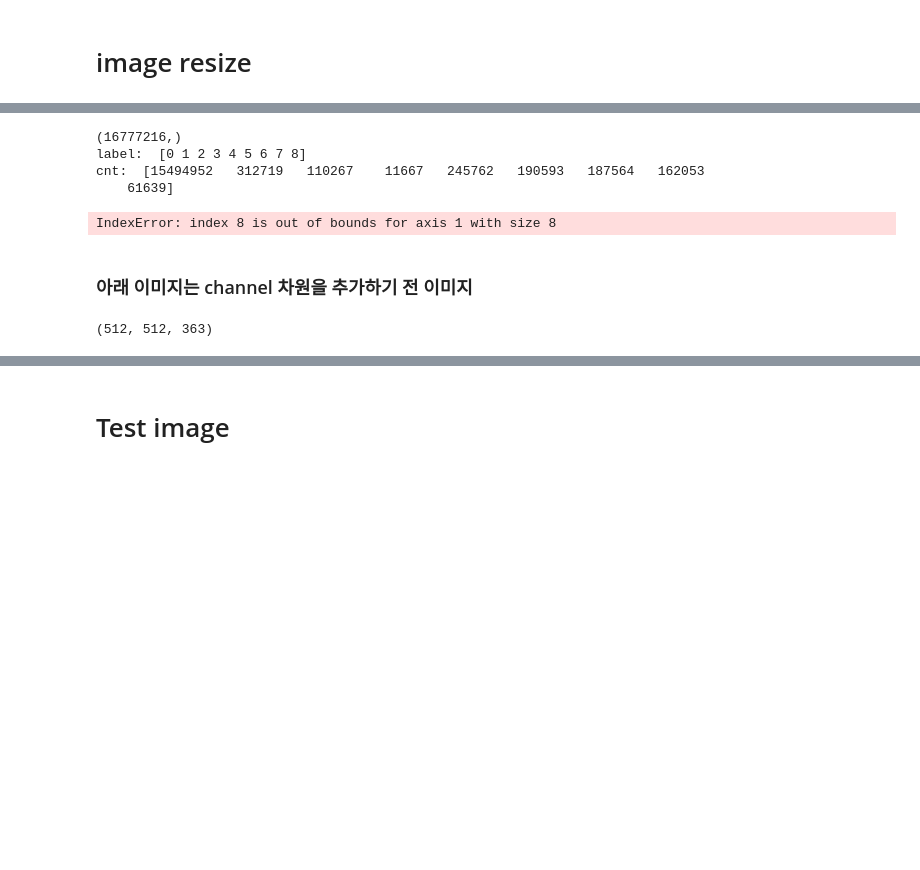
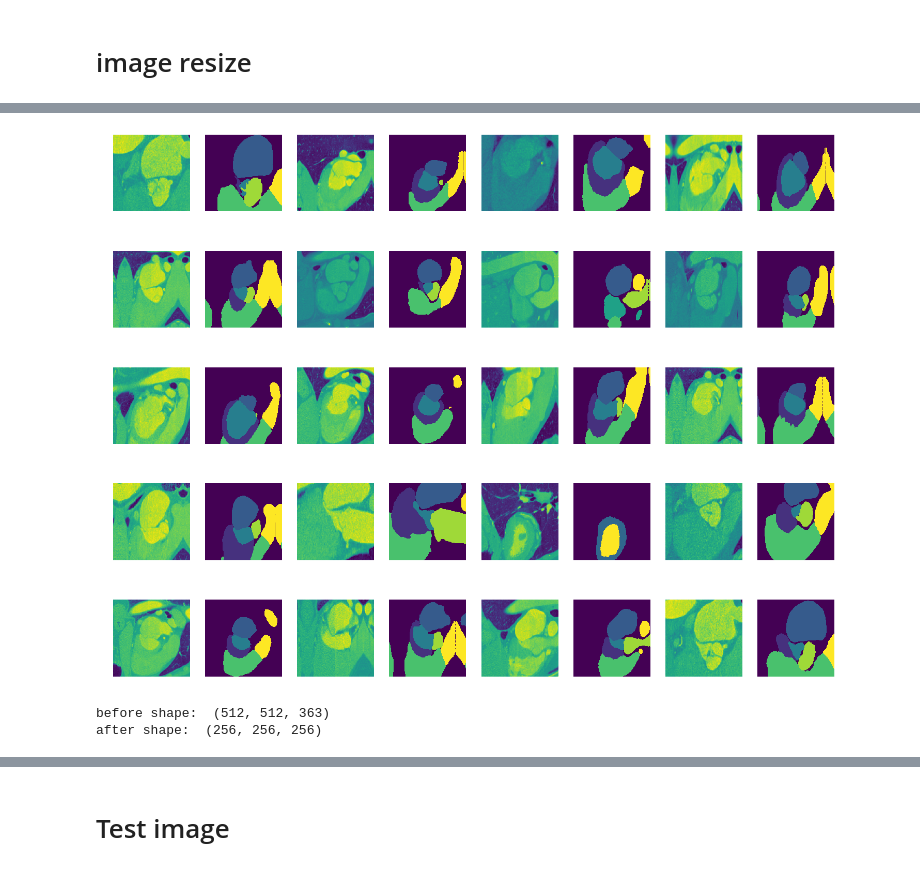
Before and after one commit to TooTouch/3D_CoordConv_Segmentation, a Jupyter notebook: ipynb/image padding.ipynb, the cells around one changed output, grey strips where cells are left out. Cells and saved outputs as stored; diff of their text form; code cells hidden in the pictures; blank space fills up the shorter version.

```diff
--- a/ipynb/image padding.ipynb
+++ b/ipynb/image padding.ipynb
@@ -199 +205,20 @@ mr_label.shape
+# %%
+ct_pad_labels = np.zeros((len(ct_labels[:20]),256,256,256,8))
+label_encoder = preprocessing.LabelEncoder()
+for i in tqdm(range(len(ct_labels[:20]))):
+    img = ct_labels[i].get_data()
+    img = resize_image_with_crop_or_pad(img, [256, 256, 256], mode='symmetric')
+
+    # encoder
+    raw_shape = img.shape
+    img = img.reshape(-1)
+
+    img = label_encoder.fit_transform(img)
+    label, cnt = np.unique(img,return_counts=True)
+    img = to_categorical(img, class_num)
+
+    # reshape to raw shape
+    img = img.reshape((1,) + raw_shape + (class_num,))
+
+    ct_pad_labels[i,:,:,:,:] =  img
 # %%
@@ -206,38 +231,17 @@ cnt:  [14765033   285064   274279   276514   630170   227551   149118   169487]
-# %%
-# encoder
-raw_shape = mr_label.shape
-mr_label = img.reshape(-1)
-label_encoder = preprocessing.LabelEncoder()
-mr_label = label_encoder.fit_transform(mr_label)
-print(mr_label.shape)
-label, cnt = np.unique(mr_label,return_counts=True)
-print('label: ',label)
-print('cnt: ',cnt)
-img = to_categorical(mr_label, class_num)
-# %% [output]
-(16777216,)
-label:  [0 1 2 3 4 5 6 7 8]
-cnt:  [15494952   312719   110267    11667   245762   190593   187564   162053
-    61639]
-IndexError: index 8 is out of bounds for axis 1 with size 8
-# %% [markdown]
-### 아래 이미지는 channel 차원을 추가하기 전 이미지
 # %%
 f, ax = plt.subplots(5,8, figsize=(25,20))
 img_idx = 0
 pad_idx = 0
 for i in range(5*8):
     if (i%8)%2==0:
-        ax[i//8,i%8].imshow(ct_images[img_idx].get_data()[256,:,:])
+        img = ct_pad_images[pad_idx].reshape(ct_pad_images[pad_idx].shape[:-1])
+        ax[i//8,i%8].imshow(img[128,:,:])
         ax[i//8,i%8].axis('off')
         img_idx+=1
     else:
-        mask = np.argmax(ct_pad_images[pad_idx], axis=-1)
+        mask = np.argmax(ct_pad_labels[pad_idx], axis=-1)
         ax[i//8,i%8].imshow(mask[128,:,:])
         ax[i//8,i%8].axis('off')
         pad_idx+=1
+# %% [output]
+[figure, added]
-# %%
-mask = ct_labels[0].get_data()
-mask.shape
-# %% [output]
-(512, 512, 363)
@@ -246,4 +248,11 @@ resized_mask = resize_image_with_crop_or_pad(mask, [256, 256, 256], mode='symmet
 # %%
-print(ct_pad_images[0].shape)
-img = nib.Nifti1Image(ct_pad_images[0], affine=np.eye(4))
+img = ct_images[0].get_data()
+print('before shape: ',img.shape)
+resized_img = resize_image_with_crop_or_pad(img, [256, 256, 256], mode='symmetric')
+
+print('after shape: ',resized_img.shape)
+img = nib.Nifti1Image(resized_img, affine=np.eye(4))
 nib.save(img,'../dataset/ct_imgs.nii')
+# %% [output]
+before shape:  (512, 512, 363)
+after shape:  (256, 256, 256)
```
Also changed, not shown: parts of 25 cells of this notebook, 8 other files.
